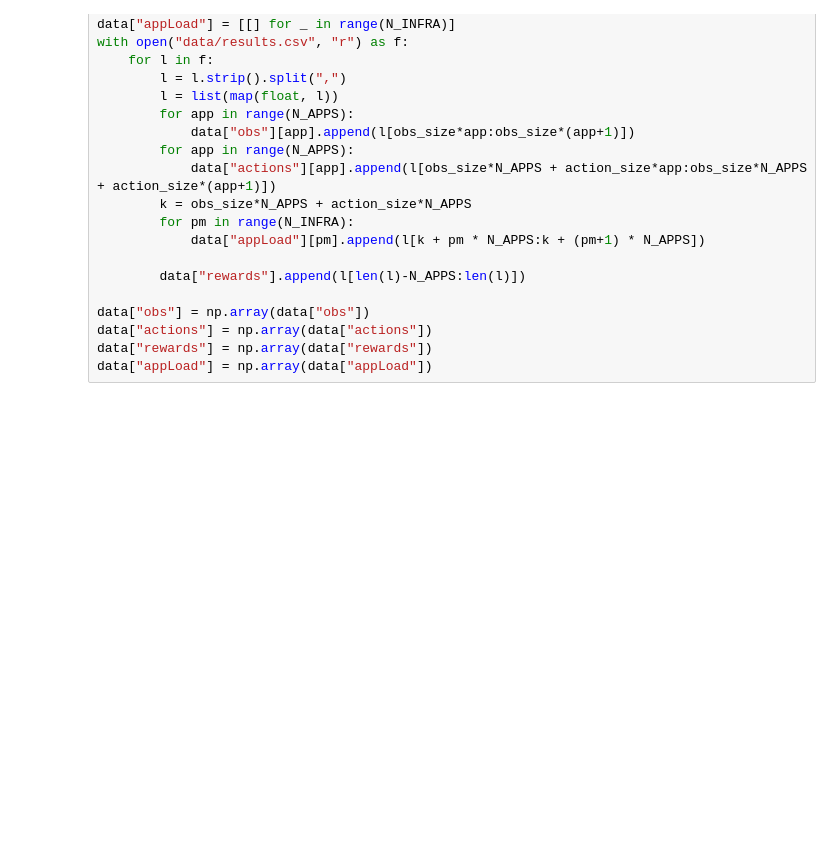
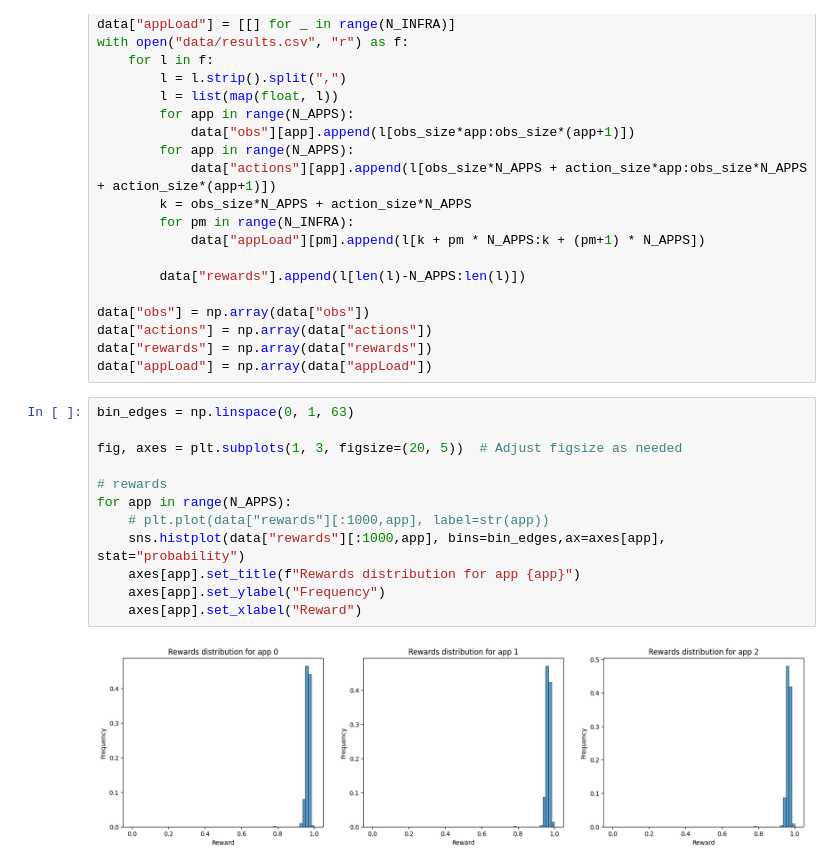
Before and after one commit to Etyl/MAPPO-scheduling, a Jupyter notebook: simulation_traces/results_vis.ipynb, the cells around one changed output. Drawn from its saved outputs; the diff is of its cells as text; blank space fills up the shorter version.

```diff
--- a/simulation_traces/results_vis.ipynb
+++ b/simulation_traces/results_vis.ipynb
@@ -38,3 +36,17 @@ data["obs"] = np.array(data["obs"])
 data["actions"] = np.array(data["actions"])
 data["rewards"] = np.array(data["rewards"])
 data["appLoad"] = np.array(data["appLoad"])
+# %%
+bin_edges = np.linspace(0, 1, 63)
+
+fig, axes = plt.subplots(1, 3, figsize=(20, 5))  # Adjust figsize as needed
+
+# rewards
+for app in range(N_APPS):
+    # plt.plot(data["rewards"][:1000,app], label=str(app))
+    sns.histplot(data["rewards"][:1000,app], bins=bin_edges,ax=axes[app], stat="probability")
+    axes[app].set_title(f"Rewards distribution for app {app}")
+    axes[app].set_ylabel("Frequency")
+    axes[app].set_xlabel("Reward")
+# %% [output]
+[figure, added]
```
Also changed, not shown: parts of 5 cells of this notebook, 6 other files.
